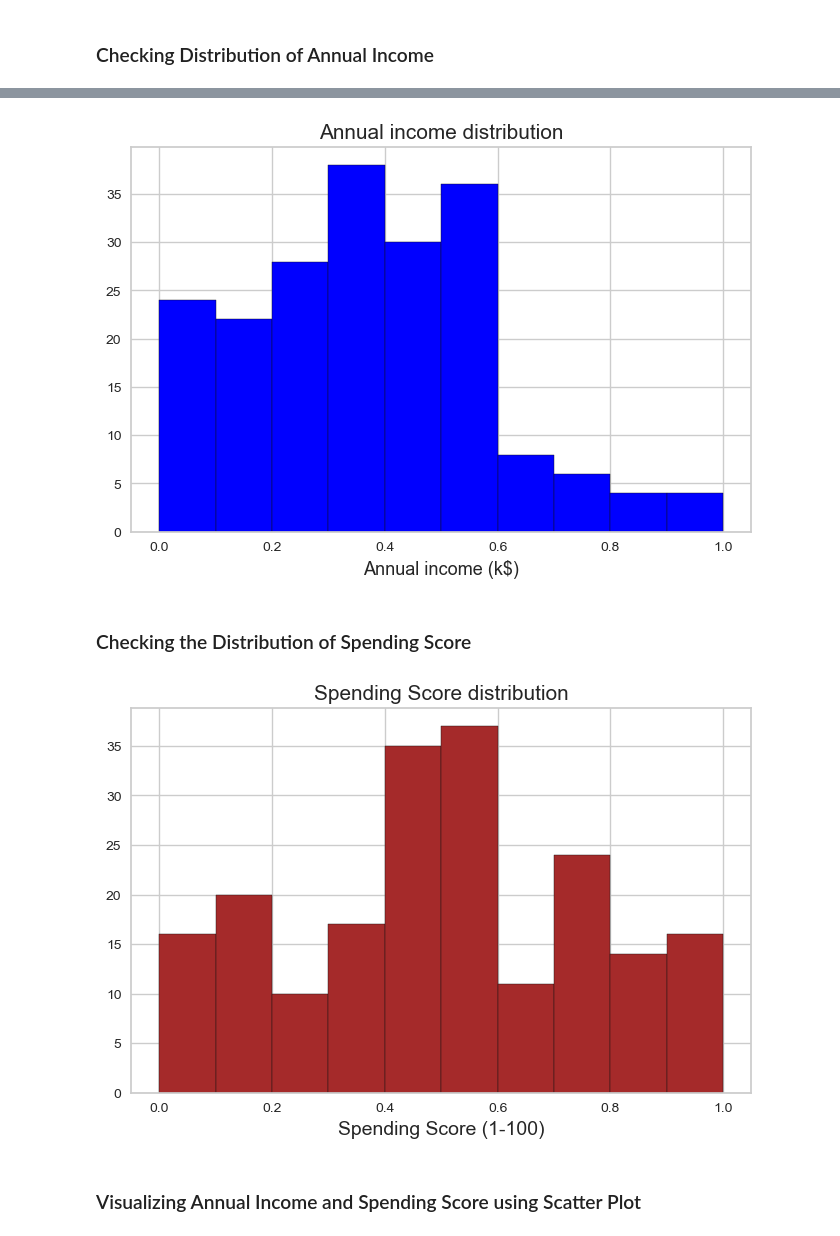
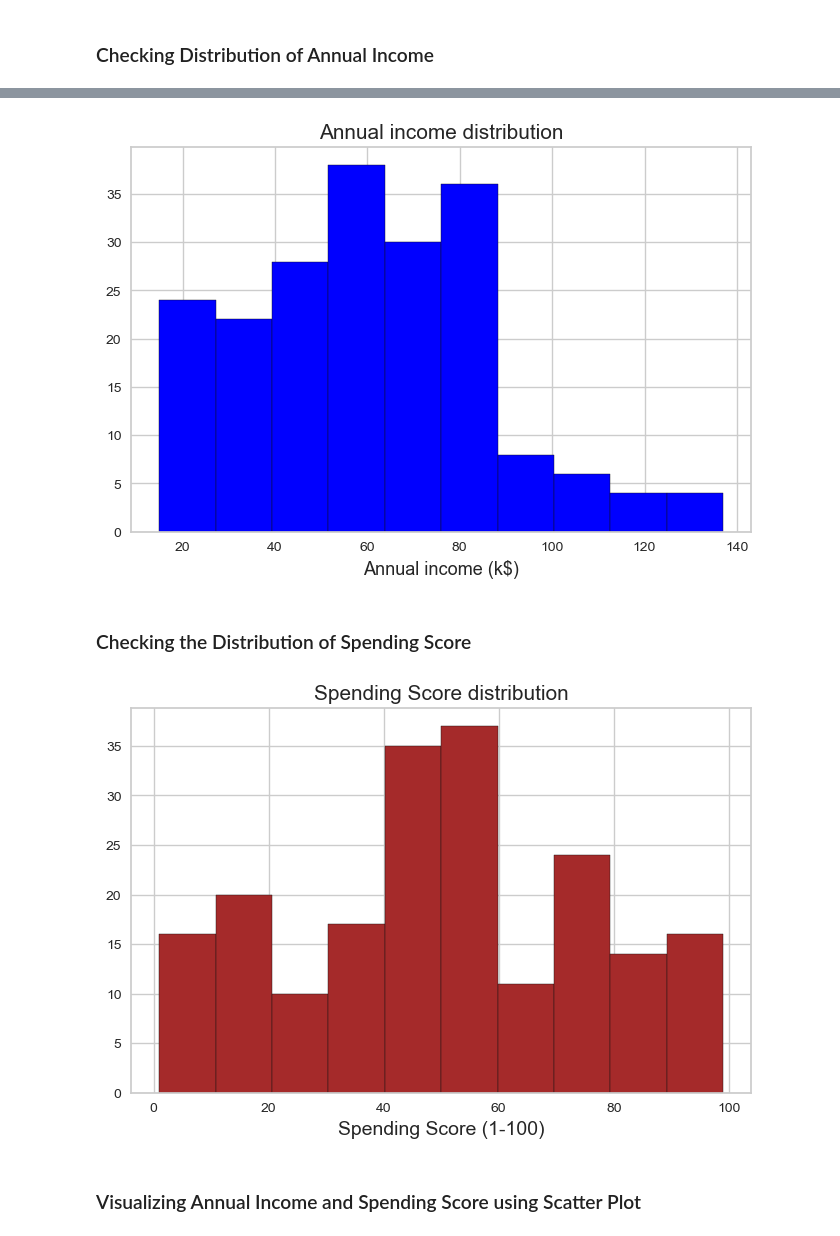
Before and after one commit to FahmaZuaf/Proses_Clustering, a Jupyter notebook: Proses Clustering.ipynb, the cells around one changed output, grey strips where cells are left out. Saved outputs shown, nothing was run; the diff lists cells and outputs as text; code cells hidden in the pictures.

```diff
--- a/Proses Clustering.ipynb
+++ b/Proses Clustering.ipynb
@@ -194,3 +216,6 @@ plt.show()
 ## Hierarchical Clustering
 # %% [markdown]
 ### Checking Distribution of Annual Income
+# %%
+df_hc = pd.read_csv('https://raw.githubusercontent.com/FahmaZuaf/Proses_Clustering/main/Mall_Customers.csv', sep=',')
+df_hc.head()
@@ -197,12 +229,12 @@ plt.show()
 # %%
 plt.figure(figsize=(8,5))
 plt.title("Annual income distribution",fontsize=15)
 plt.xlabel ("Annual income (k$)",fontsize=13)
 plt.grid(True)
-plt.hist(df['Annual Income (k$)'],color='blue',edgecolor='k')
+plt.hist(df_hc['Annual Income (k$)'],color='blue',edgecolor='k')
 plt.show()
 # %% [output]
-[figure, old version]
+[figure, new version]
 # %% [markdown]
 ### Checking the Distribution of Spending Score
 # %%
@@ -210,10 +242,10 @@ plt.figure(figsize=(8,5))
 plt.title("Spending Score distribution",fontsize=15)
 plt.xlabel ("Spending Score (1-100)",fontsize=14)
 plt.grid(True)
-plt.hist(df['Spending Score (1-100)'],color='brown',edgecolor='k')
+plt.hist(df_hc['Spending Score (1-100)'],color='brown',edgecolor='k')
 plt.show()
 # %% [output]
-[figure, old version]
+[figure, new version]
 # %% [markdown]
 ### Visualizing Annual Income and Spending Score using Scatter Plot
 # %%
```
Also changed, not shown: parts of 18 cells of this notebook.
